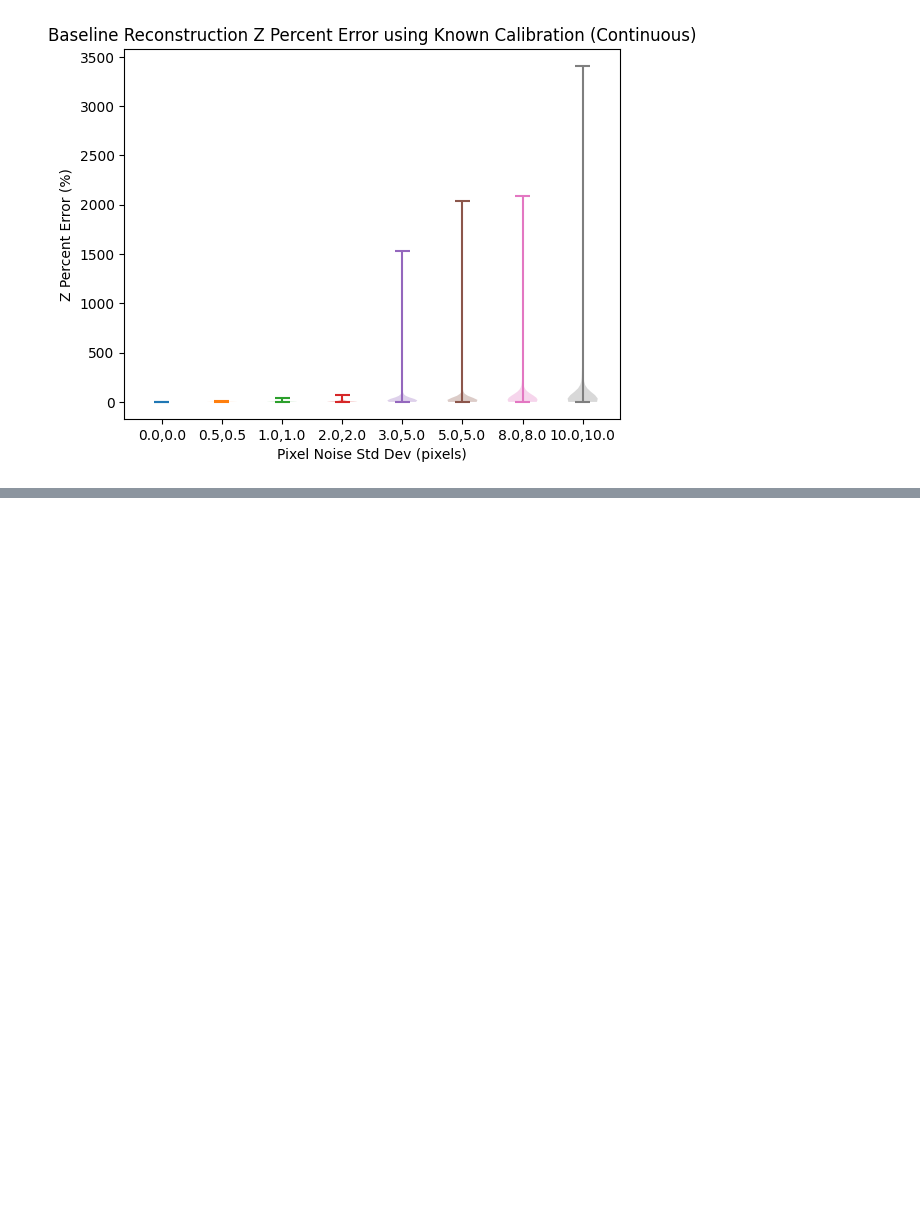
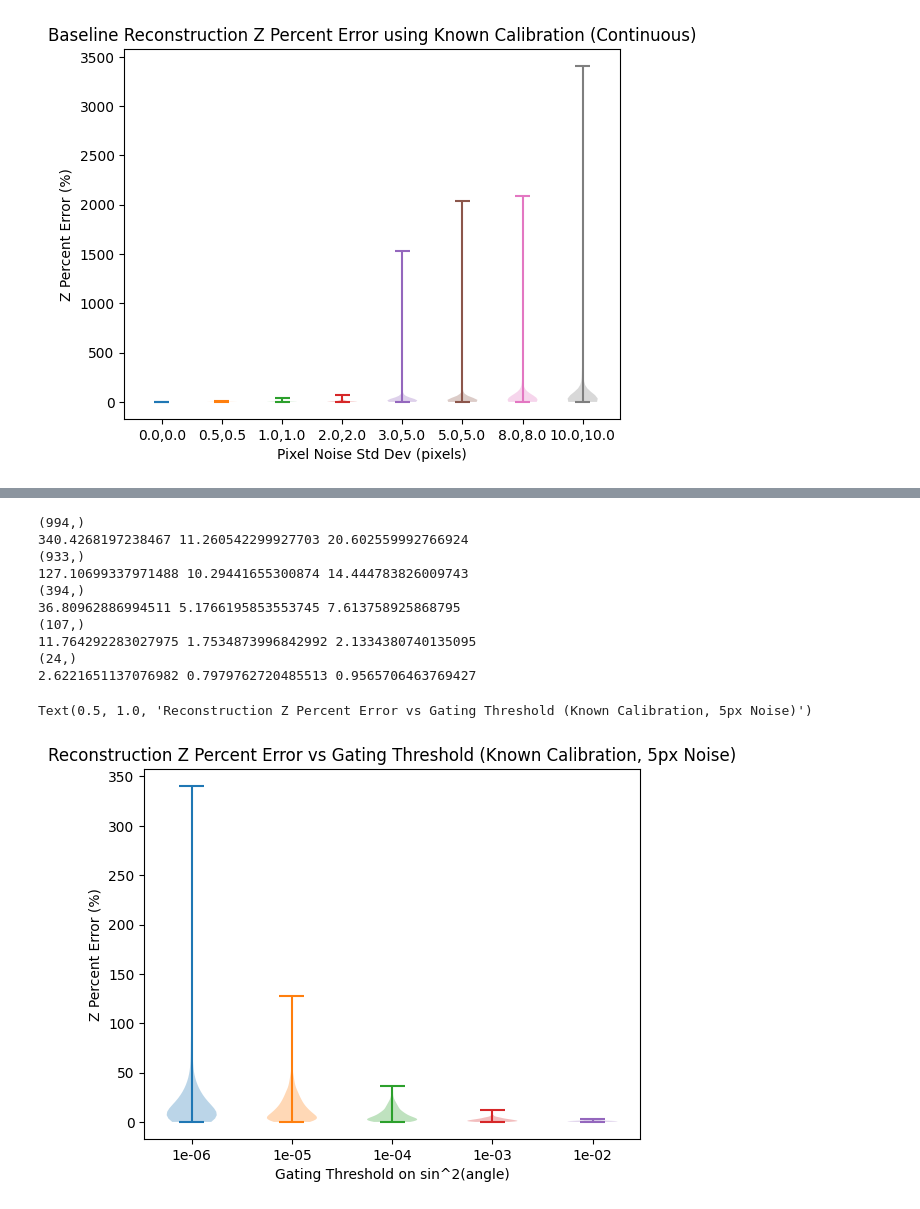
Before and after one commit to UCSD-E4E/imwut_2026_fishsense_lite, a Jupyter notebook: reconstruction_analysis/known_calibration_odr.ipynb, the cells around one changed output, grey strips where cells are left out. Saved outputs shown, nothing was run; the diff lists cells and outputs as text; code cells hidden in the pictures; blank space fills up the shorter version.

Commit message:
feat: add gating threshold and calculations

```diff
--- a/reconstruction_analysis/known_calibration_odr.ipynb
+++ b/reconstruction_analysis/known_calibration_odr.ipynb
@@ -170,0 +171,48 @@ Text(0, 0.5, 'Z Percent Error (%)')
+# %%
+np.random.seed(0)
+fig, ax = plt.subplots()
+
+(x_std, y_std), _ = z_errors_by_stds[5]
+
+s_noisy = s.copy()
+s_noisy[0, :] += np.random.normal(0, x_std, s.shape[1])
+s_noisy[1, :] += np.random.normal(0, y_std, s.shape[1])
+
+model = odr.Model(f)
+data = odr.Data(s_noisy[0, :], s_noisy[1, :])
+odr_run = odr.ODR(data, model, beta0=[1.0, 1.0])
+results = odr_run.run()
+
+s_reconstructed = np.zeros_like(s_noisy)
+s_reconstructed[0, :] = results.xplus
+s_reconstructed[1, :] = results.y
+s_reconstructed[2, :] = 1
+
+p_reconstructed, denom = reconstruct_points(s_reconstructed, inverted_camera_intrinsics, laser_position, laser_direction)
+
+for idx, denom_thresh in enumerate([1e-6, 1e-5, 1e-4, 1e-3, 1e-2]):
+    filtered = np.where(denom > denom_thresh)[0]
+    print(filtered.shape)
+    z_error = np.abs(p_reconstructed[2, filtered] - p[2, filtered]) / p[2, filtered] * 100
+
+    print(np.max(z_error), np.median(z_error), np.mean(z_error))
+
+    ax.violinplot(z_error, positions=[idx])
+
+ax.set_xticklabels([""] + [f"{denom_thresh:.0e}" for denom_thresh in [1e-6, 1e-5, 1e-4, 1e-3, 1e-2]])
+ax.set_ylabel("Z Percent Error (%)")
+ax.set_xlabel("Gating Threshold on sin^2(angle)")
+ax.set_title("Reconstruction Z Percent Error vs Gating Threshold (Known Calibration, 5px Noise)")
+# %% [output]
+(994,)
+340.4268197238467 11.260542299927703 20.602559992766924
+(933,)
+127.10699337971488 10.29441655300874 14.444783826009743
+(394,)
+36.80962886994511 5.1766195853553745 7.613758925868795
+(107,)
+11.764292283027975 1.7534873996842992 2.1334380740135095
+(24,)
+2.6221651137076982 0.7979762720485513 0.9565706463769427
+Text(0.5, 1.0, 'Reconstruction Z Percent Error vs Gating Threshold (Known Calibration, 5px Noise)')
+[figure, added]
```
Also changed, not shown: parts of 2 cells of this notebook, 9 other files.
